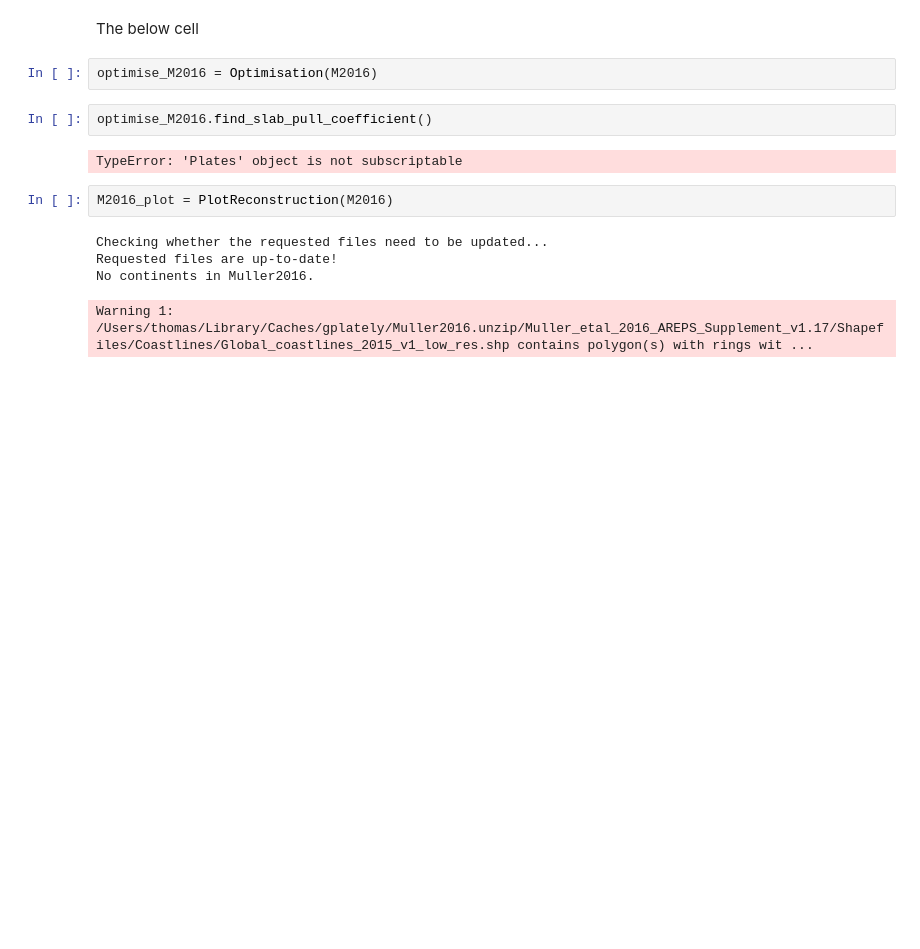
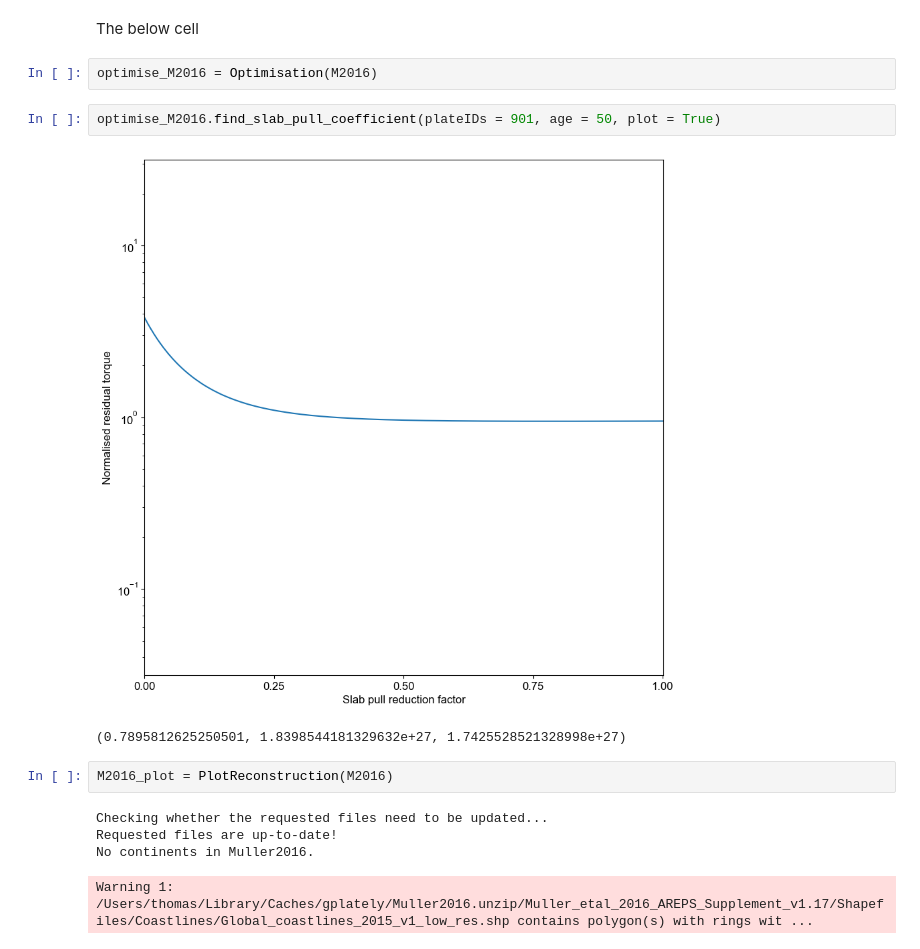
Before and after one commit to thomas-schouten/Plato, a Jupyter notebook: notebooks/Example_workflow_PlateTorques.ipynb, the cells around one changed output. Cells and saved outputs as stored; diff of their text form; blank space fills up the shorter version.

```diff
--- a/notebooks/Example_workflow_PlateTorques.ipynb
+++ b/notebooks/Example_workflow_PlateTorques.ipynb
@@ -98,10 +91,11 @@ plt.show()
 The below cell
 # %%
 optimise_M2016 = Optimisation(M2016)
-# %%
-optimise_M2016.find_slab_pull_coefficient()
-# %% [output]
-TypeError: 'Plates' object is not subscriptable
+# %%
+optimise_M2016.find_slab_pull_coefficient(plateIDs = 901, age = 50, plot = True)
+# %% [output]
+[figure, added]
+(0.7895812625250501, 1.8398544181329632e+27, 1.7425528521328998e+27)
 # %%
 M2016_plot = PlotReconstruction(M2016)
 # %% [output]
```
Also changed, not shown: parts of 5 cells of this notebook, 1 other file.
